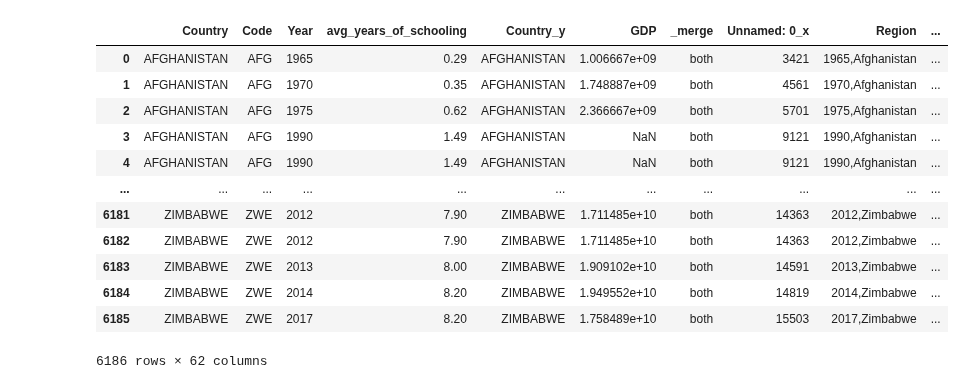
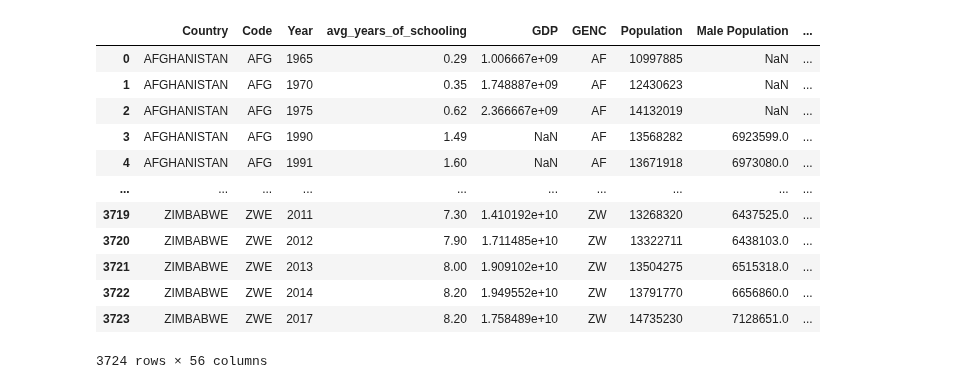
Before and after one commit to addmelo/ACME, a Jupyter notebook: Merging_data.ipynb, the cells around one changed output. Drawn from its saved outputs; the diff is of its cells as text; code cells hidden in the pictures.

```diff
--- a/Merging_data.ipynb
+++ b/Merging_data.ipynb
@@ -91,19 +5,33 @@ data_fertility_rate
+# %%
+# Read and merge datasets
+population_data = pd.read_csv('Cleaned Datasets/cleaned_population_data.csv')
+education_2017 = pd.read_csv('Cleaned Datasets/CleanedEducationData1870_2017.csv')
+world_gdp = pd.read_csv('Cleaned Datasets/World_GDP_cleaned.csv')
+education_wgdp = pd.merge(education_2017, world_gdp, on=['Code', 'Year'],how='inner', indicator=True)
+education_wgdp = education_wgdp.rename(columns={"Country_x": "Country"})
+data_fertility_rate = pd.read_csv('Cleaned Datasets/cleaned_fertility_data.csv')
 # %%
-data_with_population = pd.merge(data, population_data, on=['Country', 'Year'] , how='inner')
+data_with_population = pd.merge(education_wgdp, population_data, on=['Country', 'Year'] , how='inner')
 df = pd.merge(data_with_population, data_fertility_rate, on=['Country', 'Year'] , how='inner')
+del df['Country_y']
+del df['Unnamed: 0_x']
+del df['Unnamed: 0_y']
+del df['Region']
+del df['_merge']
+del df['Area in Square Kilometers']
 df
 # %% [output]
-|  | Country | Code | Year | avg_years_of_schooling | Country_y | GDP | _merge | Unnamed: 0_x | Region | ... |
-| 0 | AFGHANISTAN | AFG | 1965 | 0.29 | AFGHANISTAN | 1.006667e+09 | both | 3421 | 1965,Afghanistan | ... |
-| 1 | AFGHANISTAN | AFG | 1970 | 0.35 | AFGHANISTAN | 1.748887e+09 | both | 4561 | 1970,Afghanistan | ... |
-| 2 | AFGHANISTAN | AFG | 1975 | 0.62 | AFGHANISTAN | 2.366667e+09 | both | 5701 | 1975,Afghanistan | ... |
-| 3 | AFGHANISTAN | AFG | 1990 | 1.49 | AFGHANISTAN | NaN | both | 9121 | 1990,Afghanistan | ... |
-| 4 | AFGHANISTAN | AFG | 1990 | 1.49 | AFGHANISTAN | NaN | both | 9121 | 1990,Afghanistan | ... |
-| ... | ... | ... | ... | ... | ... | ... | ... | ... | ... | ... |
-| 6181 | ZIMBABWE | ZWE | 2012 | 7.90 | ZIMBABWE | 1.711485e+10 | both | 14363 | 2012,Zimbabwe | ... |
-| 6182 | ZIMBABWE | ZWE | 2012 | 7.90 | ZIMBABWE | 1.711485e+10 | both | 14363 | 2012,Zimbabwe | ... |
-| 6183 | ZIMBABWE | ZWE | 2013 | 8.00 | ZIMBABWE | 1.909102e+10 | both | 14591 | 2013,Zimbabwe | ... |
-| 6184 | ZIMBABWE | ZWE | 2014 | 8.20 | ZIMBABWE | 1.949552e+10 | both | 14819 | 2014,Zimbabwe | ... |
-| 6185 | ZIMBABWE | ZWE | 2017 | 8.20 | ZIMBABWE | 1.758489e+10 | both | 15503 | 2017,Zimbabwe | ... |
+|  | Country | Code | Year | avg_years_of_schooling | GDP | GENC | Population | Male Population | ... |
+| 0 | AFGHANISTAN | AFG | 1965 | 0.29 | 1.006667e+09 | AF | 10997885 | NaN | ... |
+| 1 | AFGHANISTAN | AFG | 1970 | 0.35 | 1.748887e+09 | AF | 12430623 | NaN | ... |
+| 2 | AFGHANISTAN | AFG | 1975 | 0.62 | 2.366667e+09 | AF | 14132019 | NaN | ... |
+| 3 | AFGHANISTAN | AFG | 1990 | 1.49 | NaN | AF | 13568282 | 6923599.0 | ... |
+| 4 | AFGHANISTAN | AFG | 1991 | 1.60 | NaN | AF | 13671918 | 6973080.0 | ... |
+| ... | ... | ... | ... | ... | ... | ... | ... | ... | ... |
+| 3719 | ZIMBABWE | ZWE | 2011 | 7.30 | 1.410192e+10 | ZW | 13268320 | 6437525.0 | ... |
+| 3720 | ZIMBABWE | ZWE | 2012 | 7.90 | 1.711485e+10 | ZW | 13322711 | 6438103.0 | ... |
+| 3721 | ZIMBABWE | ZWE | 2013 | 8.00 | 1.909102e+10 | ZW | 13504275 | 6515318.0 | ... |
+| 3722 | ZIMBABWE | ZWE | 2014 | 8.20 | 1.949552e+10 | ZW | 13791770 | 6656860.0 | ... |
+| 3723 | ZIMBABWE | ZWE | 2017 | 8.20 | 1.758489e+10 | ZW | 14735230 | 7128651.0 | ... |
-6186 rows × 62 columns
+3724 rows × 56 columns
 # %%
```
Also changed, not shown: parts of 14 cells of this notebook, 3 other files.
